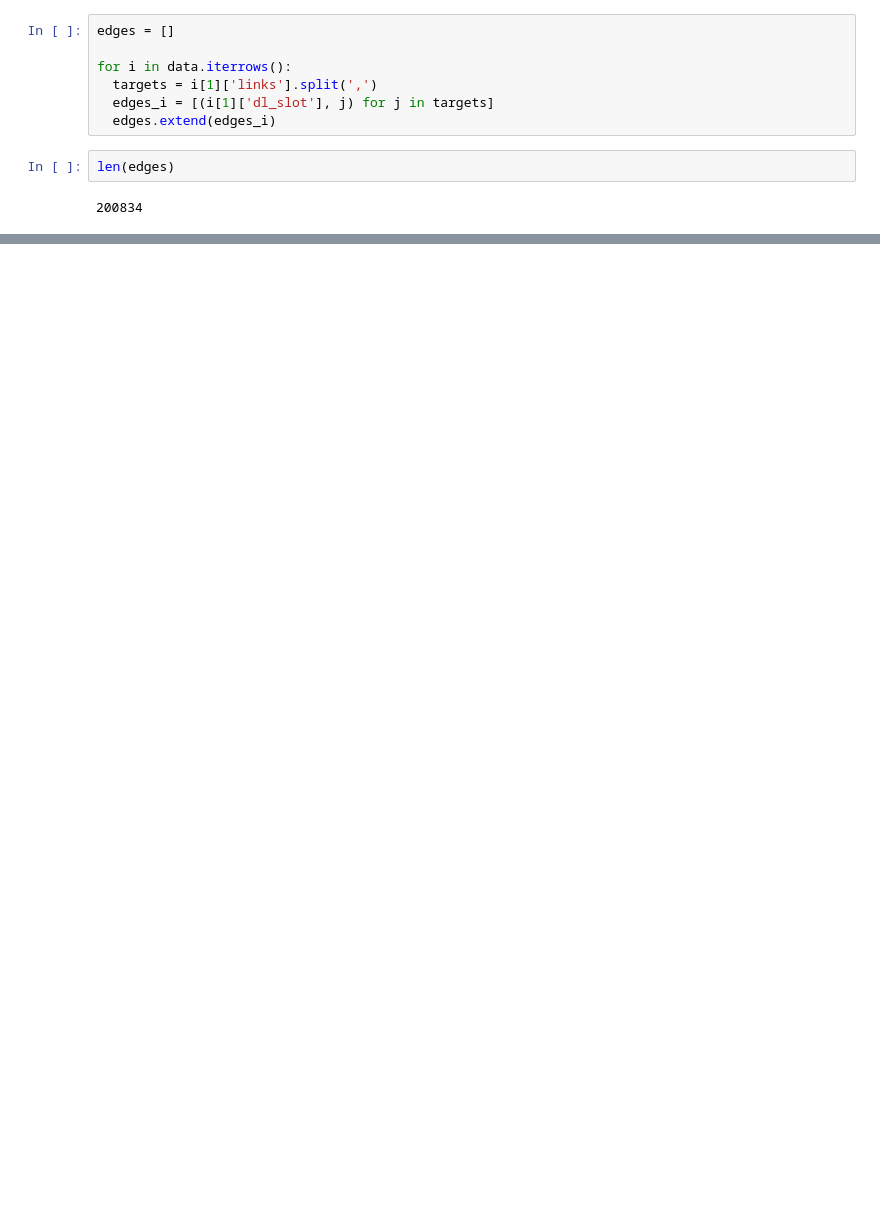
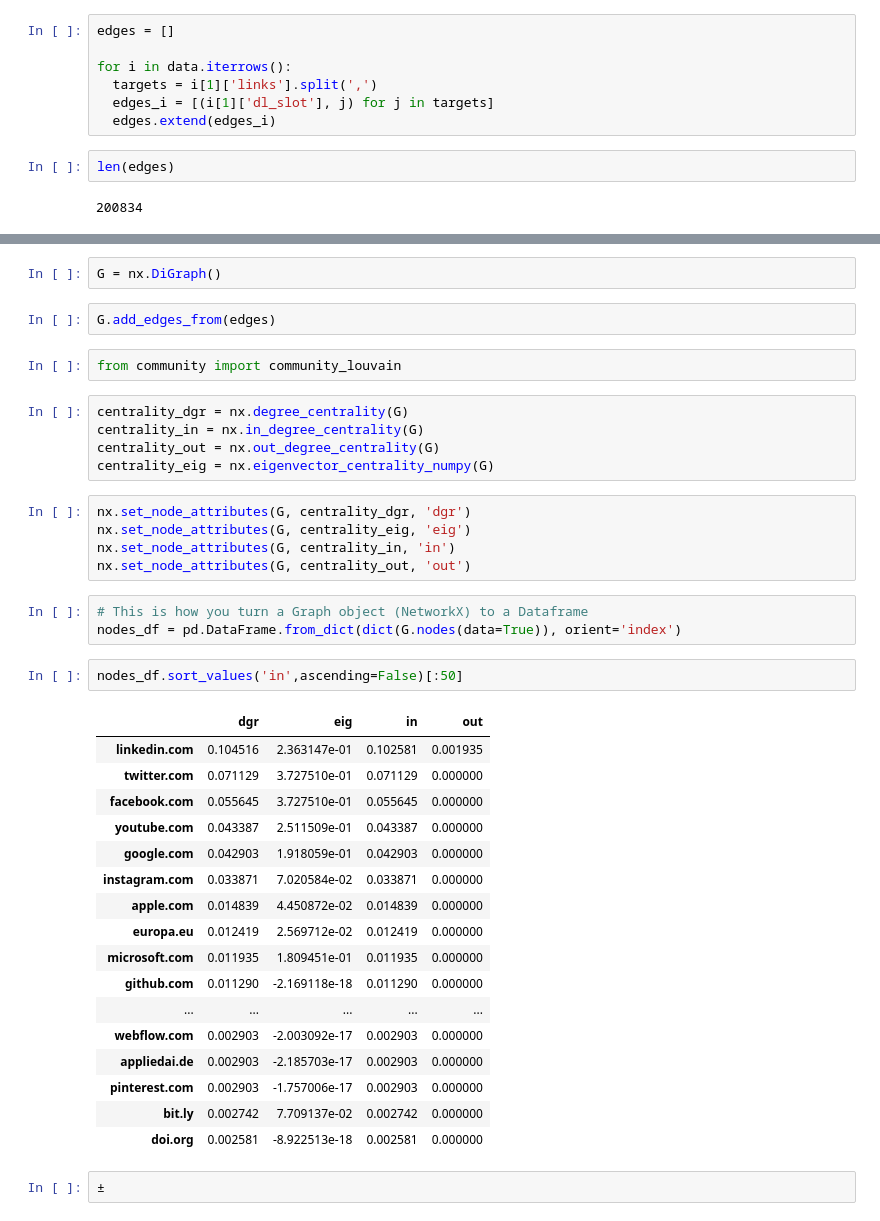
Before and after one commit to SDS-AAU/DSBA-2022, a Jupyter notebook: notebooks/M2_mapping_european_ai.ipynb, the cells around one changed output, grey strips where cells are left out. Cells and saved outputs as stored; diff of their text form; blank space fills up the shorter version.

```diff
--- a/notebooks/M2_mapping_european_ai.ipynb
+++ b/notebooks/M2_mapping_european_ai.ipynb
@@ -26,0 +49,41 @@ len(edges)
+# %%
+G = nx.DiGraph()
+# %%
+G.add_edges_from(edges)
+# %%
+from community import community_louvain
+# %%
+centrality_dgr = nx.degree_centrality(G)
+centrality_in = nx.in_degree_centrality(G)
+centrality_out = nx.out_degree_centrality(G)
+centrality_eig = nx.eigenvector_centrality_numpy(G)
+# %%
+nx.set_node_attributes(G, centrality_dgr, 'dgr')
+nx.set_node_attributes(G, centrality_eig, 'eig')
+nx.set_node_attributes(G, centrality_in, 'in')
+nx.set_node_attributes(G, centrality_out, 'out')
+# %%
+# This is how you turn a Graph object (NetworkX) to a Dataframe
+nodes_df = pd.DataFrame.from_dict(dict(G.nodes(data=True)), orient='index')
+# %%
+nodes_df.sort_values('in',ascending=False)[:50]
+# %% [output]
+|  | dgr | eig | in | out |
+| linkedin.com | 0.104516 | 2.363147e-01 | 0.102581 | 0.001935 |
+| twitter.com | 0.071129 | 3.727510e-01 | 0.071129 | 0.000000 |
+| facebook.com | 0.055645 | 3.727510e-01 | 0.055645 | 0.000000 |
+| youtube.com | 0.043387 | 2.511509e-01 | 0.043387 | 0.000000 |
+| google.com | 0.042903 | 1.918059e-01 | 0.042903 | 0.000000 |
+| instagram.com | 0.033871 | 7.020584e-02 | 0.033871 | 0.000000 |
+| apple.com | 0.014839 | 4.450872e-02 | 0.014839 | 0.000000 |
+| europa.eu | 0.012419 | 2.569712e-02 | 0.012419 | 0.000000 |
+| microsoft.com | 0.011935 | 1.809451e-01 | 0.011935 | 0.000000 |
+| github.com | 0.011290 | -2.169118e-18 | 0.011290 | 0.000000 |
+| ... | ... | ... | ... | ... |
+| webflow.com | 0.002903 | -2.003092e-17 | 0.002903 | 0.000000 |
+| appliedai.de | 0.002903 | -2.185703e-17 | 0.002903 | 0.000000 |
+| pinterest.com | 0.002903 | -1.757006e-17 | 0.002903 | 0.000000 |
+| bit.ly | 0.002742 | 7.709137e-02 | 0.002742 | 0.000000 |
+| doi.org | 0.002581 | -8.922513e-18 | 0.002581 | 0.000000 |
+# %%
+±
```
Also changed, not shown: parts of 2 cells of this notebook.
